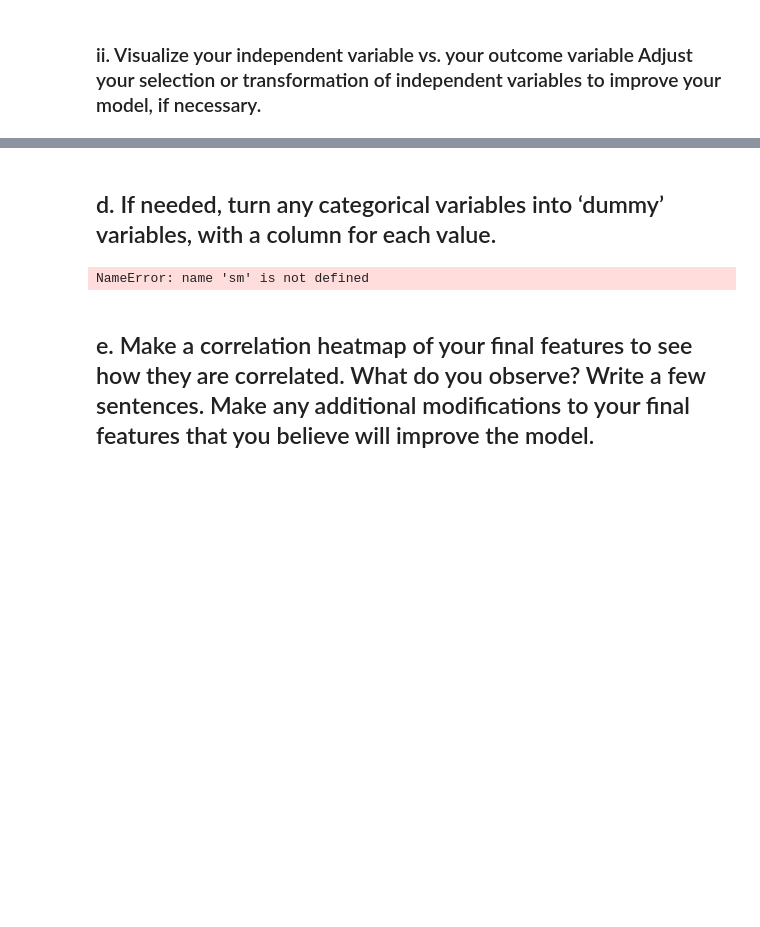
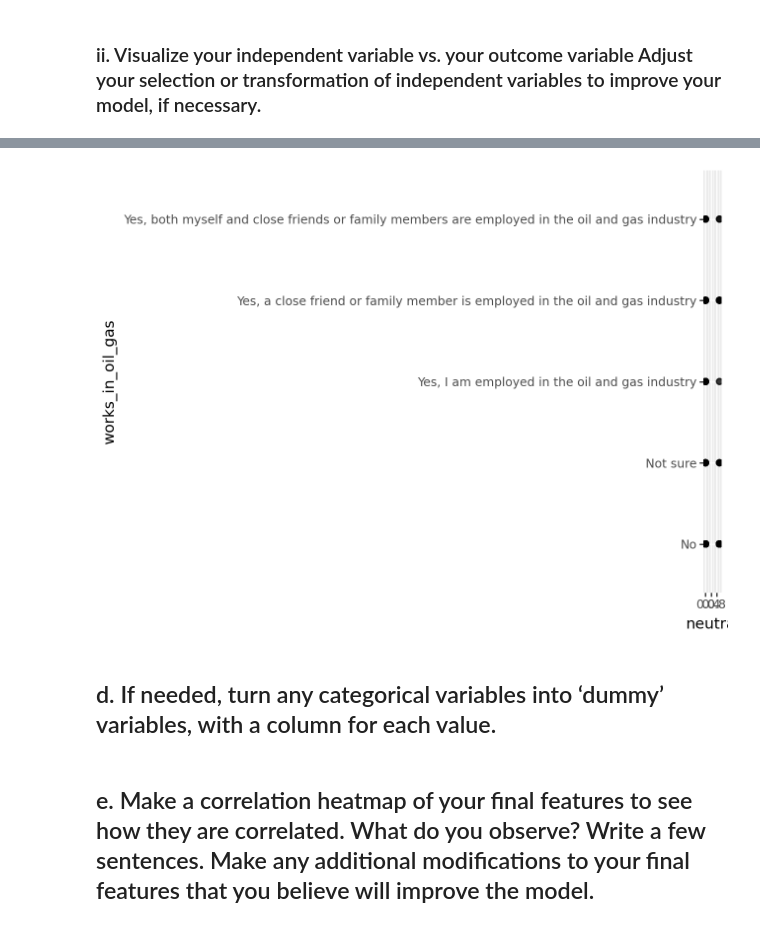
Before and after one commit to pastelpargoal/RegressionTableHP, a Jupyter notebook: Hw6.ipynb, the cells around one changed output, grey strips where cells are left out. Cells and saved outputs as stored; diff of their text form; code cells hidden in the pictures; blank space fills up the shorter version.

```diff
--- a/Hw6.ipynb
+++ b/Hw6.ipynb
@@ -428,14 +288,11 @@ import seaborn as sns
+# %%
+(ggplot(ccViews, aes(x='neutral', y='works_in_oil_gas'))
+ + geom_point(alpha=.25, size=2)
+ + xlim(-0.1, 1.1)
+)
+# %% [output]
+[figure, added]
 # %% [markdown]
 ## d. If needed, turn any categorical variables into ‘dummy’ variables, with a column for each value.
-# %%
-y = ccViews['neutral']
-x = sm.add_constant(ccViews[['voter_reg','neutral_voter_reg']])
-
-result=sm.Logit(y,x).fit()
-print(result.summary2())
-
-# ccViews.groupby('voter_reg')['neutral_voter_reg'].mean()
-# %% [output]
-NameError: name 'sm' is not defined
 # %% [markdown]
 ## e. Make a correlation heatmap of your final features to see how they are correlated. What do you observe? Write a few sentences. Make any additional modifications to your final features that you believe will improve the model.
```
Also changed, not shown: parts of 34 cells of this notebook.
